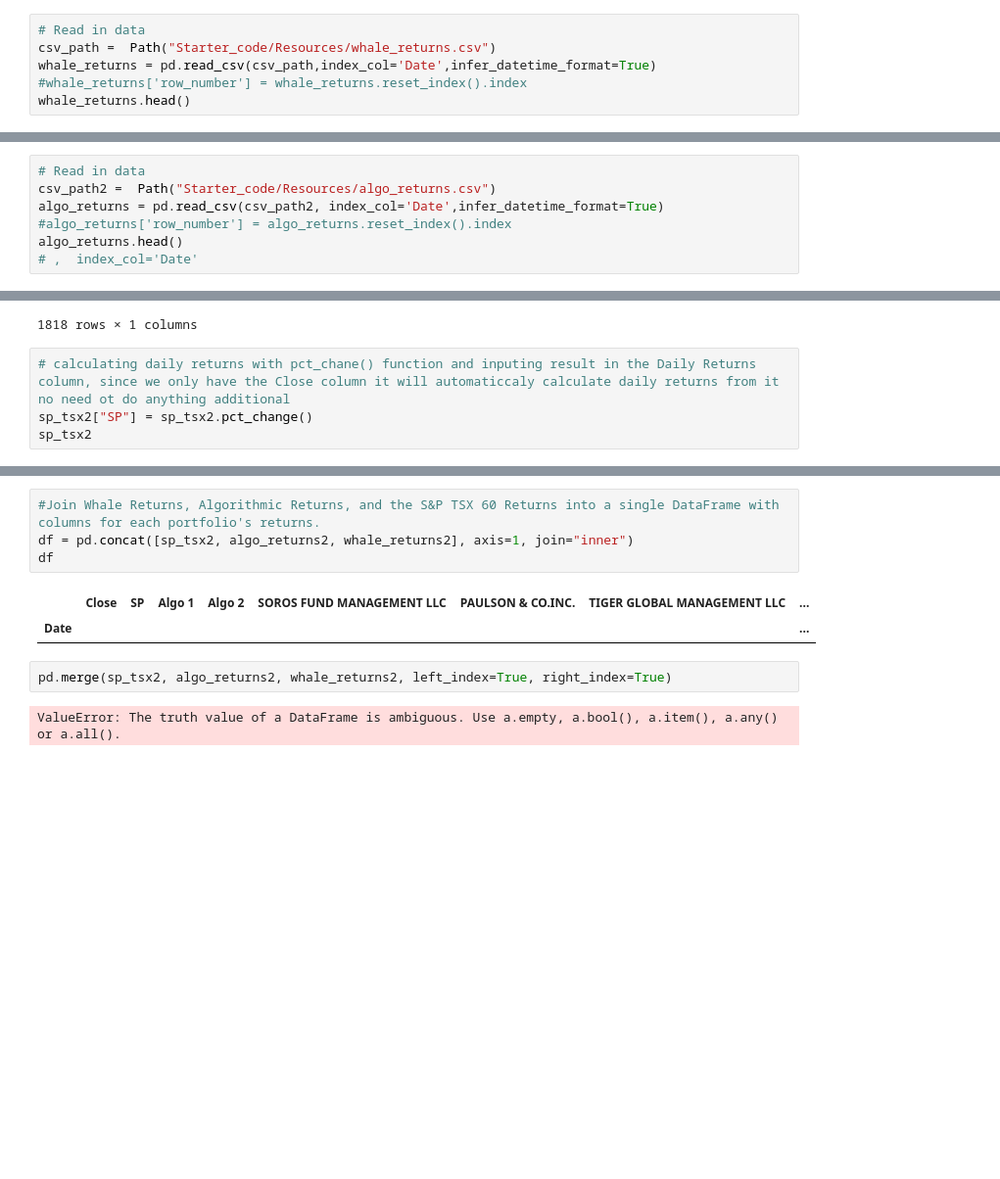
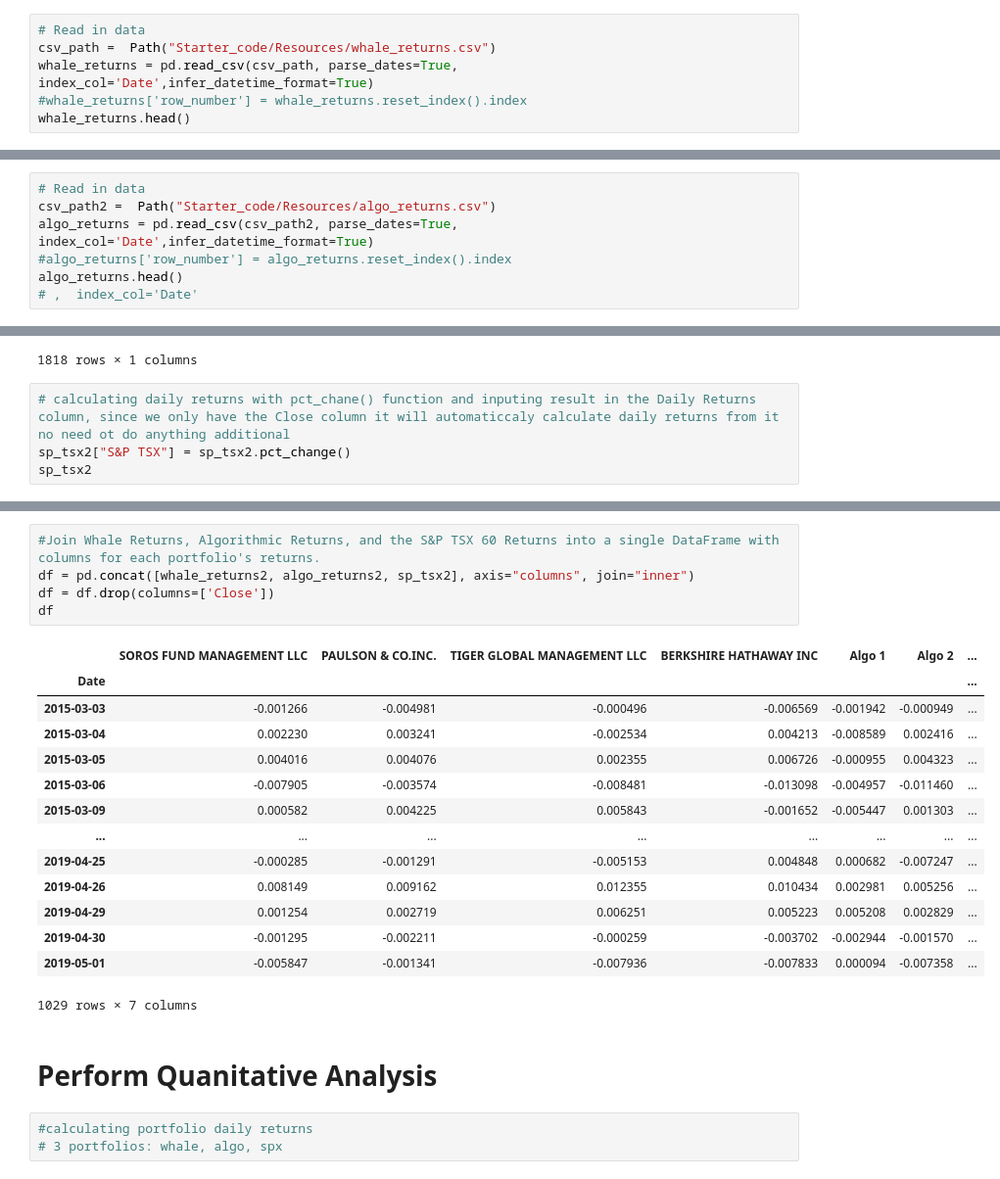
Before and after one commit to sophiepearldgn/Module-4, a Jupyter notebook: Module4.ipynb, the cells around one changed output, grey strips where cells are left out. Shown: that part at 98% size. Saved outputs shown, nothing was run; the diff lists cells and outputs as text; blank space fills up the shorter version.

```diff
--- a/Module4.ipynb
+++ b/Module4.ipynb
@@ -24,7 +24,7 @@ from pathlib import Path
 # %%
 # Read in data
 csv_path =  Path("Starter_code/Resources/whale_returns.csv")
-whale_returns = pd.read_csv(csv_path,index_col='Date',infer_datetime_format=True)
+whale_returns = pd.read_csv(csv_path, parse_dates=True, index_col='Date',infer_datetime_format=True)
 #whale_returns['row_number'] = whale_returns.reset_index().index
 whale_returns.head()
 # %% [output]
@@ -38,7 +38,7 @@ whale_returns.head()
 # %%
 # Read in data
 csv_path2 =  Path("Starter_code/Resources/algo_returns.csv")
-algo_returns = pd.read_csv(csv_path2, index_col='Date',infer_datetime_format=True)
+algo_returns = pd.read_csv(csv_path2, parse_dates=True, index_col='Date',infer_datetime_format=True)
 #algo_returns['row_number'] = algo_returns.reset_index().index
 algo_returns.head()
 # ,  index_col='Date'
@@ -264,6 +264,6 @@ sp_tsx2.pct_change()
 1818 rows × 1 columns
 # %%
 # calculating daily returns with pct_chane() function and inputing result in the Daily Returns column, since we only have the Close column it will automaticcaly calculate daily returns from it no need ot do anything additional
-sp_tsx2["SP"] = sp_tsx2.pct_change()
+sp_tsx2["S&P TSX"] = sp_tsx2.pct_change()
 sp_tsx2
 # %% [output]
@@ -283,12 +283,26 @@ sp_tsx2
 1818 rows × 2 columns
 # %%
 #Join Whale Returns, Algorithmic Returns, and the S&P TSX 60 Returns into a single DataFrame with columns for each portfolio's returns.
-df = pd.concat([sp_tsx2, algo_returns2, whale_returns2], axis=1, join="inner")
+df = pd.concat([whale_returns2, algo_returns2, sp_tsx2], axis="columns", join="inner")
+df = df.drop(columns=['Close'])
 df
 # %% [output]
-|  | Close | SP | Algo 1 | Algo 2 | SOROS FUND MANAGEMENT LLC | PAULSON & CO.INC. | TIGER GLOBAL MANAGEMENT LLC | ... |
-| Date |  |  |  |  |  |  |  | ... |
+|  | SOROS FUND MANAGEMENT LLC | PAULSON & CO.INC. | TIGER GLOBAL MANAGEMENT LLC | BERKSHIRE HATHAWAY INC | Algo 1 | Algo 2 | ... |
+| Date |  |  |  |  |  |  | ... |
+| 2015-03-03 | -0.001266 | -0.004981 | -0.000496 | -0.006569 | -0.001942 | -0.000949 | ... |
+| 2015-03-04 | 0.002230 | 0.003241 | -0.002534 | 0.004213 | -0.008589 | 0.002416 | ... |
+| 2015-03-05 | 0.004016 | 0.004076 | 0.002355 | 0.006726 | -0.000955 | 0.004323 | ... |
+| 2015-03-06 | -0.007905 | -0.003574 | -0.008481 | -0.013098 | -0.004957 | -0.011460 | ... |
+| 2015-03-09 | 0.000582 | 0.004225 | 0.005843 | -0.001652 | -0.005447 | 0.001303 | ... |
+| ... | ... | ... | ... | ... | ... | ... | ... |
+| 2019-04-25 | -0.000285 | -0.001291 | -0.005153 | 0.004848 | 0.000682 | -0.007247 | ... |
+| 2019-04-26 | 0.008149 | 0.009162 | 0.012355 | 0.010434 | 0.002981 | 0.005256 | ... |
+| 2019-04-29 | 0.001254 | 0.002719 | 0.006251 | 0.005223 | 0.005208 | 0.002829 | ... |
+| 2019-04-30 | -0.001295 | -0.002211 | -0.000259 | -0.003702 | -0.002944 | -0.001570 | ... |
+| 2019-05-01 | -0.005847 | -0.001341 | -0.007936 | -0.007833 | 0.000094 | -0.007358 | ... |
+1029 rows × 7 columns
-# %%
-pd.merge(sp_tsx2, algo_returns2, whale_returns2, left_index=True, right_index=True)
-# %% [output]
-ValueError: The truth value of a DataFrame is ambiguous. Use a.empty, a.bool(), a.item(), a.any() or a.all().
+# %% [markdown]
+# Perform Quanitative Analysis
+# %%
+#calculating portfolio daily returns
+# 3 portfolios: whale, algo, spx
```
Also changed, not shown: parts of 17 cells of this notebook.
